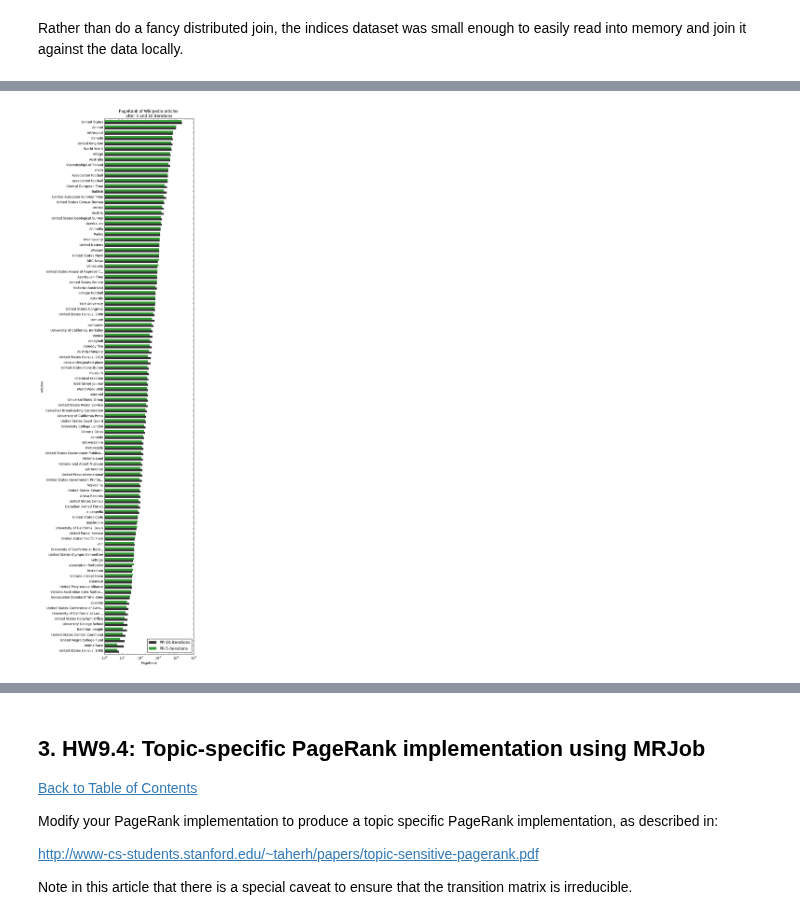
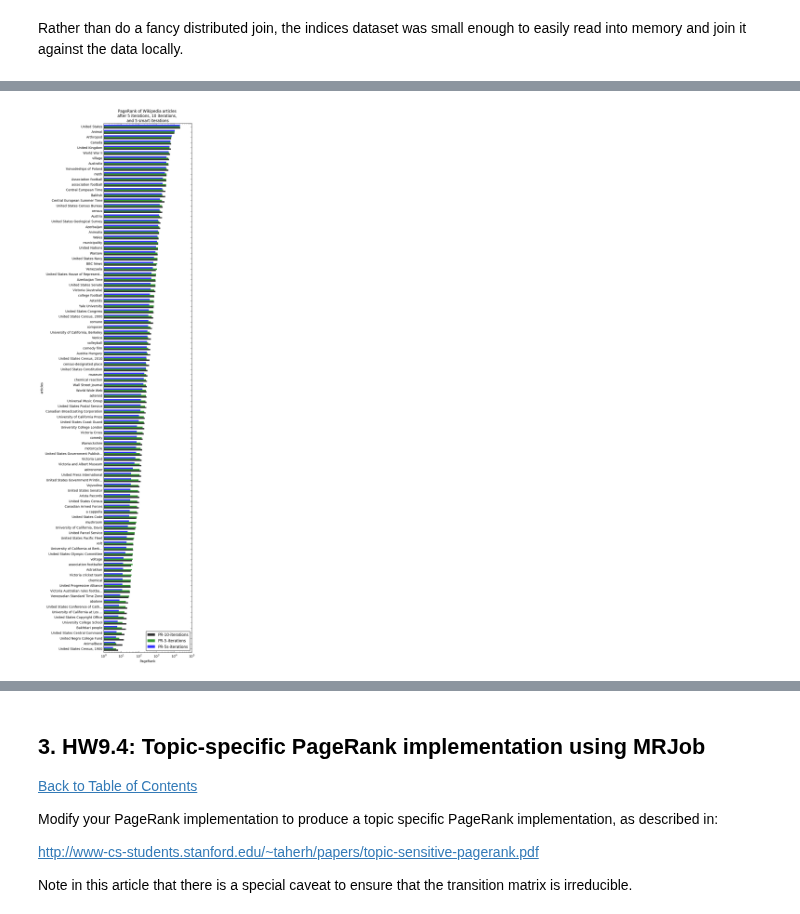
Before and after one commit to DongL/w261, a Jupyter notebook: week9/MIDS-W261-HW-09-Sanchez.ipynb, the cells around one changed output, grey strips where cells are left out. Drawn from its saved outputs; the diff is of its cells as text; code cells hidden in the pictures.

```diff
--- a/week9/MIDS-W261-HW-09-Sanchez.ipynb
+++ b/week9/MIDS-W261-HW-09-Sanchez.ipynb
@@ -1227,10 +1309,10 @@ Test out the code on the known dataset.
 from SimplePageRank import SimplePageRank as PageRank
 
 mr_job = PageRank(args=["data/PageRank-test-original.txt",
-                        "--iterations=10",
+                        "--iterations=50",
                         "--damping_factor=.85",
                         "-q",
-                        "--return_top_k=5",
+                        "--return_top_k=100",
                         "--reduce.tasks=5"])
 results = []
 
@@ -1240,5 +1322,11 @@ with mr_job.make_runner() as runner:
         result = mr_job.parse_output_line(line)
         results.append(result)
 
-results
+print("Actual results:")
+pprint(results)
+print()
+
+print("Scaled to original:")
+total = sum([val for _, val in results])
+pprint({key: round(val/total,5) for key, val in results})
 # %% [output]
@@ -1300,4 +1445,0 @@ Wall time: 30.5 s
-# %%
-file_name = "results/05-iterations.txt"
-data = pd.read_csv(file_name, sep="\t", header=None, names=["nodes", "PR-5-iterations"])
-data["articles"] = data.nodes.map(labels)
@@ -1308,10 +1446,35 @@ data10["articles"] = data10.nodes.map(labels)
 # %%
+%%time
+labels = {}
+
+with open("Temp_data/indices.txt") as label_data:
+    for line in label_data:
+        data = line.strip().split("\t")
+        text = data[0]
+        if len(text) > 35:
+            text = text[:32] + "..."
+        position = int(data[1])
+        labels[position] = text
+
+file_name = "results/05-iterations.txt"
+data5 = pd.read_csv(file_name, sep="\t", header=None, names=["nodes", "PR-5-iterations"])
+data5["articles"] = data5.nodes.map(labels)
+
+file_name = "results/10-iterations.txt"
+data10 = pd.read_csv(file_name, sep="\t", header=None, names=["nodes", "PR-10-iterations"])
+data10["articles"] = data10.nodes.map(labels)
+
+file_name = "results/05-smart-iterations.txt"
+data5s = pd.read_csv(file_name, sep="\t", header=None, names=["nodes", "PR-5s-iterations"])
+data5s["articles"] = data5s.nodes.map(labels)
+
 new_data = data10.copy()
-new_data["PR-5-iterations"] = data["PR-5-iterations"]
+new_data["PR-5-iterations"] = data5["PR-5-iterations"]
+new_data["PR-5s-iterations"] = data5s["PR-5s-iterations"]
 new_data.pop("nodes")
 new_data.index = new_data.pop("articles")
 new_data.sort_values("PR-5-iterations", inplace=True)
-new_data.plot(kind="barh", log=True, figsize=(5,30), color=("k","g"), linewidth=0, alpha=.8, width=.75)
-plt.title("PageRank of Wikipedia articles \nafter 5 and 10 iterations")
+new_data.plot(kind="barh", log=True, figsize=(5,30), color=("k","g", "b"), linewidth=0, alpha=.8, width=.75)
+plt.title("PageRank of Wikipedia articles \nafter 5 iterations, 10 iterations, \nand 5 smart iterations")
 plt.xlabel("PageRank");
 # %% [output]
@@ -1318 +1483 @@ plt.xlabel("PageRank");
-[figure, old version]
+[figure, new version]
```
Also changed, not shown: parts of 78 cells of this notebook, 6 other files.
